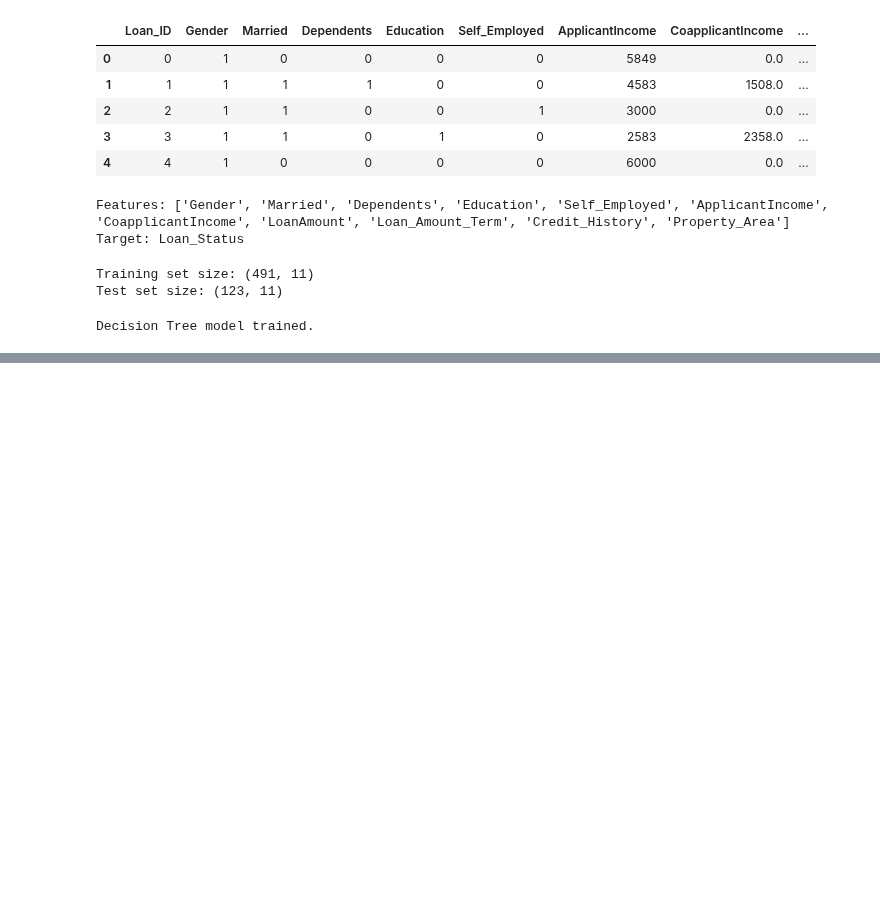
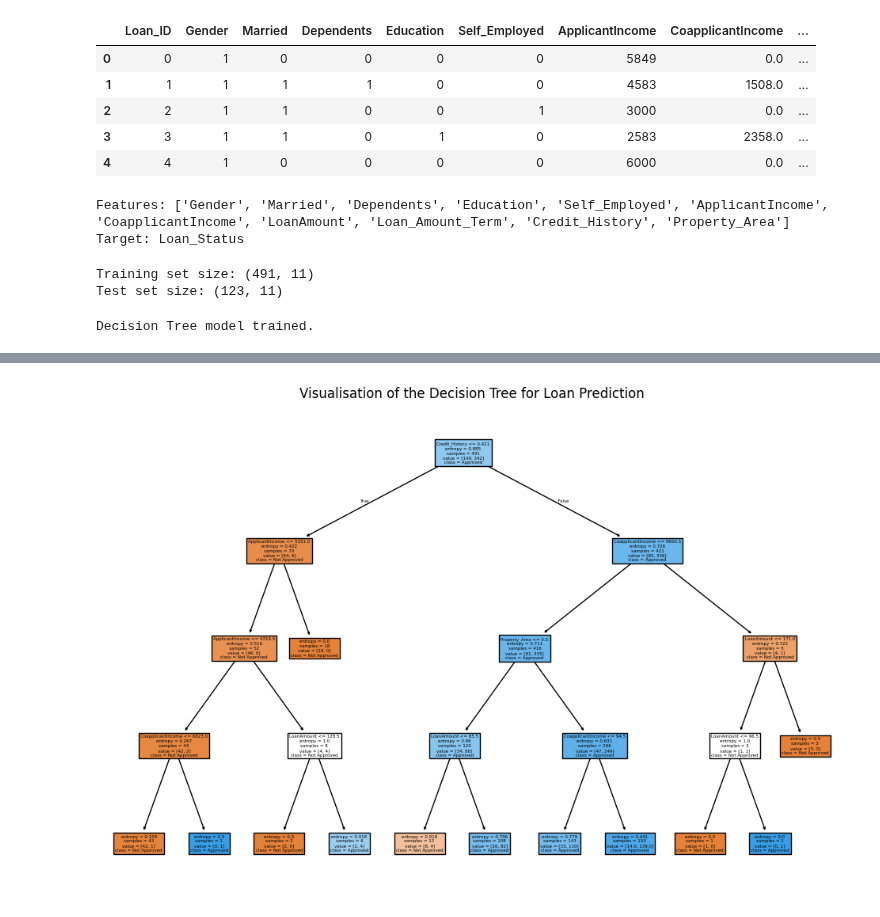
Before and after one commit to sbogde/pandamonium, a Jupyter notebook: dmi_02_loans_01.ipynb, the cells around one changed output, grey strips where cells are left out. Drawn from its saved outputs; the diff is of its cells as text; code cells hidden in the pictures; blank space fills up the shorter version.

```diff
--- a/dmi_02_loans_01.ipynb
+++ b/dmi_02_loans_01.ipynb
@@ -59,12 +59,12 @@ dtype: int64
 # For numerical columns, fill missing values with the mean
 num_cols = df.select_dtypes(include=["float64", "int64"]).columns
 for col in num_cols:
-    df[col].fillna(df[col].mean(), inplace=True)
+    df[col] = df[col].fillna(df[col].mean())
 
 # For categorical columns, fill missing values with the mode
 cat_cols = df.select_dtypes(include=["object"]).columns
 for col in cat_cols:
-    df[col].fillna(df[col].mode()[0], inplace=True)
+    df[col] = df[col].fillna(df[col].mode()[0])
 
 # Check for remaining missing values
 print(df.isnull().sum())
@@ -148,0 +166,7 @@ Decision Tree model trained.
+# %%
+plt.figure(figsize=(12, 8))
+plot_tree(tree_clf, feature_names=X.columns, class_names=["Not Approved", "Approved"], filled=True)
+plt.title("Visualisation of the Decision Tree for Loan Prediction")
+plt.show()
+# %% [output]
+[figure, added]
```
Also changed, not shown: parts of 5 cells of this notebook.
